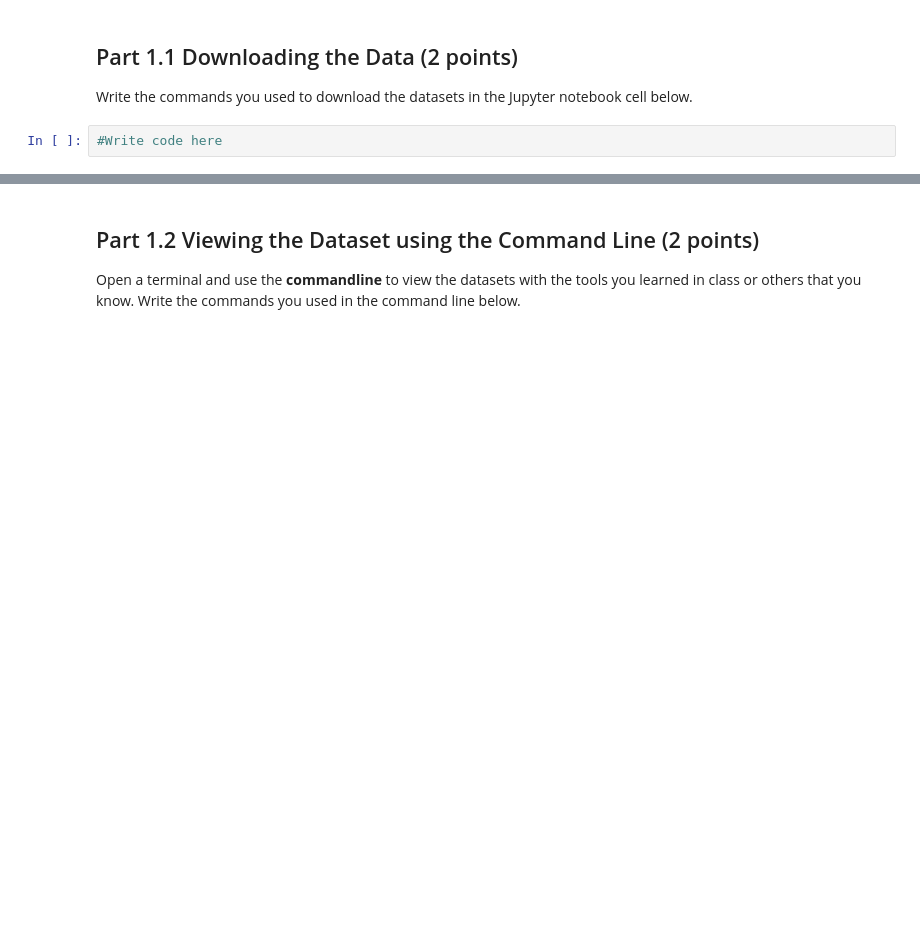
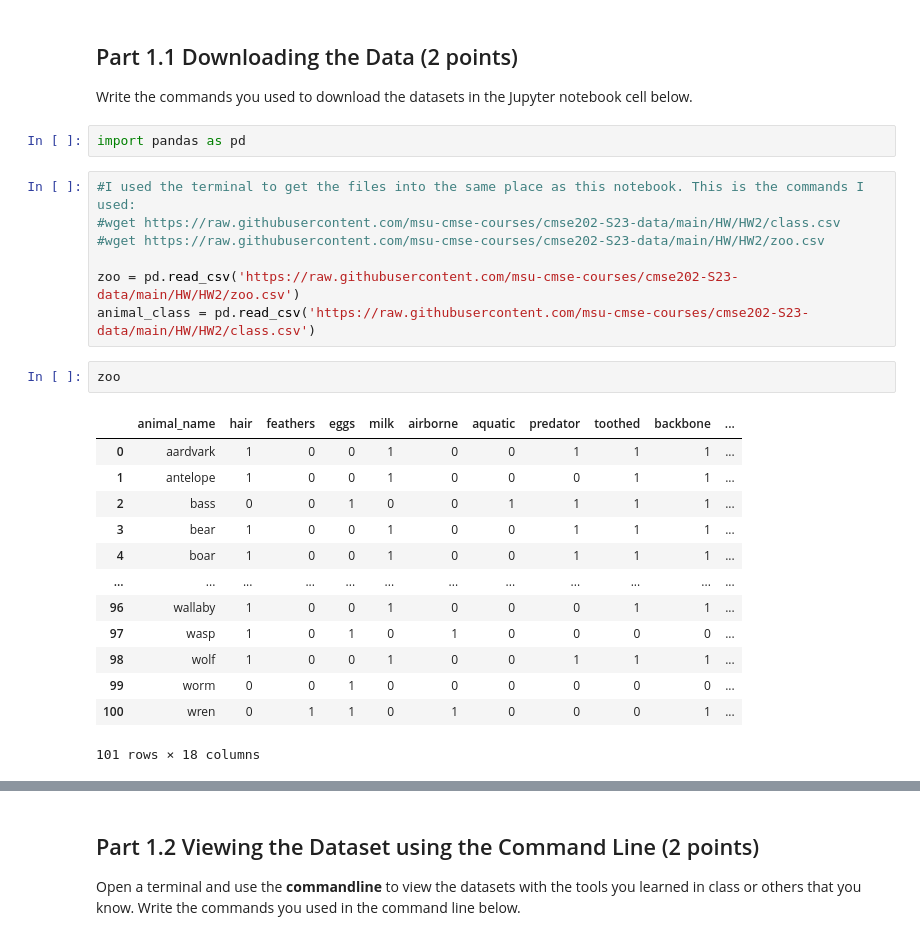
Before and after one commit to murra313/CMSE202-s23-turnin, a Jupyter notebook: hw-02/HW-02_PandasAndObjects-STUDENT.ipynb, the cells around one changed output, grey strips where cells are left out. Cells and saved outputs as stored; diff of their text form; blank space fills up the shorter version.

```diff
--- a/hw-02/HW-02_PandasAndObjects-STUDENT.ipynb
+++ b/hw-02/HW-02_PandasAndObjects-STUDENT.ipynb
@@ -63,5 +63,28 @@ which [comes from here](https://www.kaggle.com/datasets/uciml/zoo-animal-classif
 ## Part 1.1 Downloading the Data (2 points)
 
 Write the commands you used to download the datasets in the Jupyter notebook cell below.
+# %%
+import pandas as pd
 # %%
-#Write code here
+#I used the terminal to get the files into the same place as this notebook. This is the commands I used:
+#wget https://raw.githubusercontent.com/msu-cmse-courses/cmse202-S23-data/main/HW/HW2/class.csv
+#wget https://raw.githubusercontent.com/msu-cmse-courses/cmse202-S23-data/main/HW/HW2/zoo.csv
+
+zoo = pd.read_csv('https://raw.githubusercontent.com/msu-cmse-courses/cmse202-S23-data/main/HW/HW2/zoo.csv')
+animal_class = pd.read_csv('https://raw.githubusercontent.com/msu-cmse-courses/cmse202-S23-data/main/HW/HW2/class.csv')
+# %%
+zoo
+# %% [output]
+|  | animal_name | hair | feathers | eggs | milk | airborne | aquatic | predator | toothed | backbone | ... |
+| 0 | aardvark | 1 | 0 | 0 | 1 | 0 | 0 | 1 | 1 | 1 | ... |
+| 1 | antelope | 1 | 0 | 0 | 1 | 0 | 0 | 0 | 1 | 1 | ... |
+| 2 | bass | 0 | 0 | 1 | 0 | 0 | 1 | 1 | 1 | 1 | ... |
+| 3 | bear | 1 | 0 | 0 | 1 | 0 | 0 | 1 | 1 | 1 | ... |
+| 4 | boar | 1 | 0 | 0 | 1 | 0 | 0 | 1 | 1 | 1 | ... |
+| ... | ... | ... | ... | ... | ... | ... | ... | ... | ... | ... | ... |
+| 96 | wallaby | 1 | 0 | 0 | 1 | 0 | 0 | 0 | 1 | 1 | ... |
+| 97 | wasp | 1 | 0 | 1 | 0 | 1 | 0 | 0 | 0 | 0 | ... |
+| 98 | wolf | 1 | 0 | 0 | 1 | 0 | 0 | 1 | 1 | 1 | ... |
+| 99 | worm | 0 | 0 | 1 | 0 | 0 | 0 | 0 | 0 | 0 | ... |
+| 100 | wren | 0 | 1 | 1 | 0 | 1 | 0 | 0 | 0 | 1 | ... |
+101 rows × 18 columns
```
Also changed, not shown: parts of 12 cells of this notebook.
